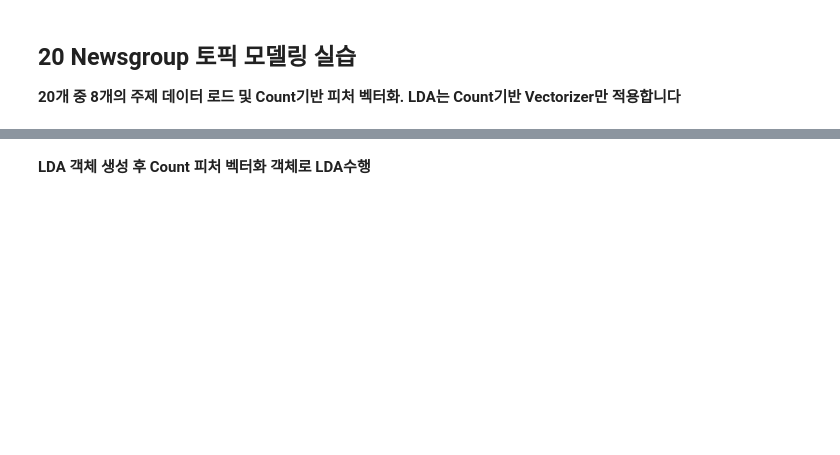
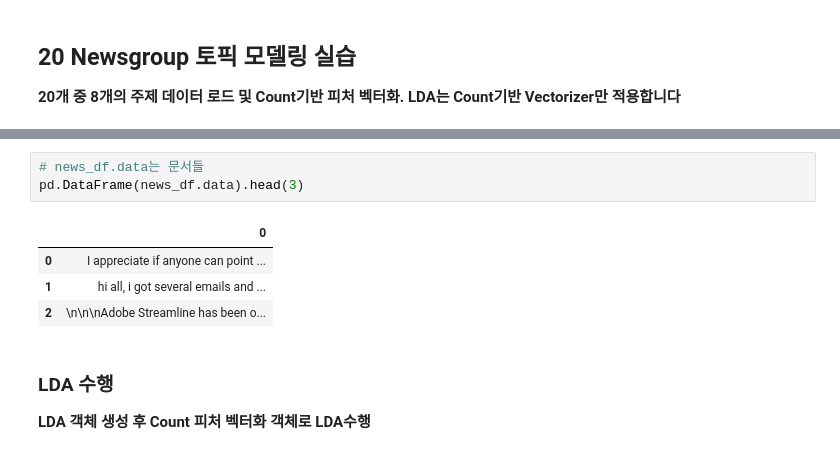
Before and after one commit to netsus/ML_PerfectGuide, a Jupyter notebook: 8장/8.6 토픽 모델링(Topic Modeling) - 20 뉴스그룹.ipynb, the cells around one changed output, grey strips where cells are left out. Saved outputs shown, nothing was run; the diff lists cells and outputs as text; blank space fills up the shorter version.

```diff
--- a/8장/8.6 토픽 모델링(Topic Modeling) - 20 뉴스그룹.ipynb
+++ b/8장/8.6 토픽 모델링(Topic Modeling) - 20 뉴스그룹.ipynb
@@ -80,3 +88,12 @@ print('CountVectorizer Shape:', feat_vect.shape)
+# %%
+# news_df.data는 문서들
+pd.DataFrame(news_df.data).head(3)
+# %% [output]
+|  | 0 |
+| 0 | I appreciate if anyone can point ... |
+| 1 | hi all, i got several emails and ... |
+| 2 | \n\n\nAdobe Streamline has been o... |
 # %% [markdown]
+### LDA 수행
 **LDA 객체 생성 후 Count 피처 벡터화 객체로 LDA수행**
 # %%
```
Also changed, not shown: parts of 15 cells of this notebook.
